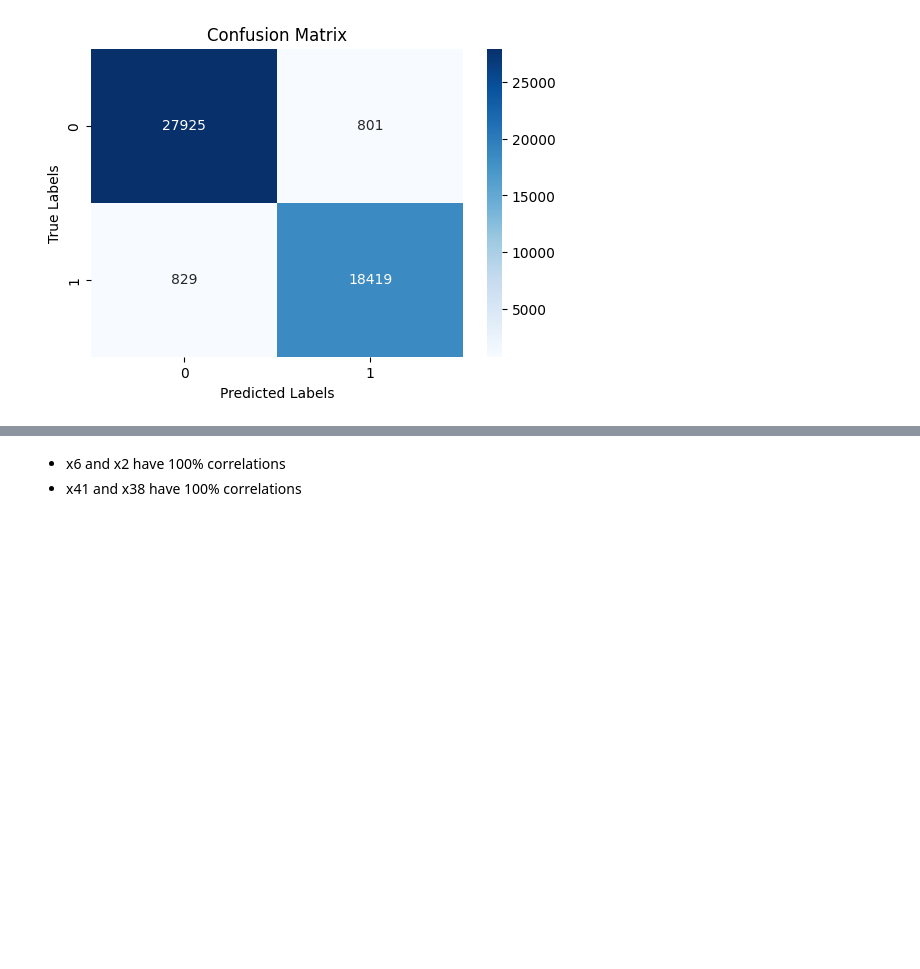
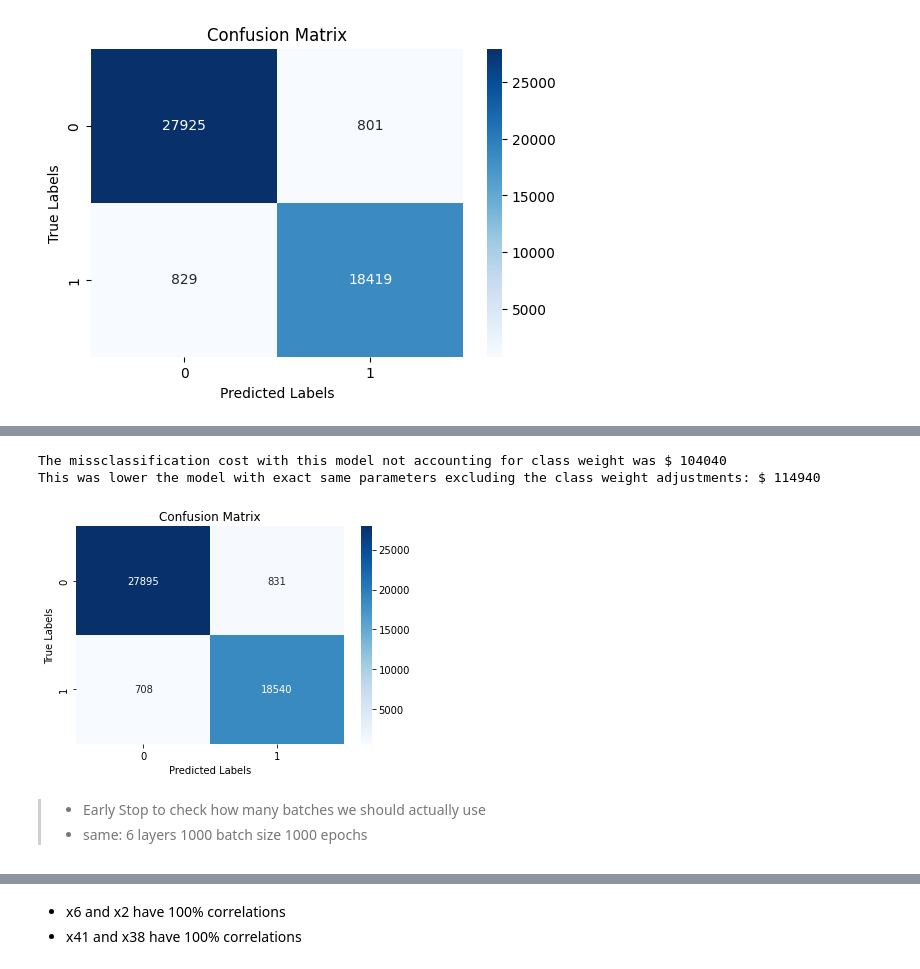
Before and after one commit to lauraah10/QW-Projects, a Jupyter notebook: QW_FinalProject_NN.ipynb, the cells around one changed output, grey strips where cells are left out. Drawn from its saved outputs; the diff is of its cells as text; code cells hidden in the pictures; blank space fills up the shorter version.

```diff
--- a/QW_FinalProject_NN.ipynb
+++ b/QW_FinalProject_NN.ipynb
@@ -597,0 +680,13 @@ Doesn't improve accuracy from 97% (from prior model) but loss decreased!!!!
+# %%
+model_sc_moreLayers=tf.keras.Sequential()
+model_sc_moreLayers.add(layers.Dense(100,activation='relu'))
+model_sc_moreLayers.add(layers.Dense(50,activation='relu'))
+model_sc_moreLayers.add(layers.Dropout(.3))
+model_sc_moreLayers.add(layers.Dense(30,activation='relu'))
+model_sc_moreLayers.add(layers.Dense(1,activation='sigmoid'))
+
+model_sc_moreLayers.compile(optimizer=tf.keras.optimizers.Adam(),
+                loss=tf.keras.losses.binary_crossentropy,
+                 metrics=['accuracy'])
+
+model_sc_moreLayers.fit(X_train, y_train, epochs=500, batch_size=1000, verbose=2)
@@ -597,0 +714,5 @@ Doesn't improve accuracy from 97% (from prior model) but loss decreased!!!!
+# %%
+y_pred_bt_500_1000 = model_sc_moreLayers.predict(X_test)
+y_pred_binary_bt_500_1000 = (y_pred_bt_500_1000 > 0.5).astype(int)
+accuracy_bt_500_1000 = accuracy_score(y_test, y_pred_binary_bt_500_1000)
+accuracy_bt_500_1000
@@ -598,2 +733,24 @@ Doesn't improve accuracy from 97% (from prior model) but loss decreased!!!!
+# %%
+
+print("The missclassification cost with this model not accounting for class weight was $",(831*40)+(708*100))
+print("This was lower the model with exact same parameters excluding the class weight adjustments: $ 114940")
+# %% [output]
+The missclassification cost with this model not accounting for class weight was $ 104040
+This was lower the model with exact same parameters excluding the class weight adjustments: $ 114940
+# %%
+# Confusion Matrix
+class_names = list(set(data['y']))
+cm=confusion_matrix(y_test, y_pred_binary_bt_500_1000)
+plt.figure(figsize=(6, 4))
+sns.heatmap(cm, annot=True, cmap='Blues', fmt='d', xticklabels=class_names, yticklabels=class_names)
+plt.xlabel('Predicted Labels')
+plt.ylabel('True Labels')
+plt.title('Confusion Matrix')
+plt.show()
+# %% [output]
+[figure, added]
+# %% [markdown]
+> + Early Stop to check how many batches we should actually use
+> + same: 6 layers 1000 batch size 1000 epochs
 # %%
 X_val, X_test_1, y_val, y_test_1 = train_test_split(X_test, y_test, test_size=0.90, random_state=42)
```
Also changed, not shown: parts of 49 cells of this notebook.
